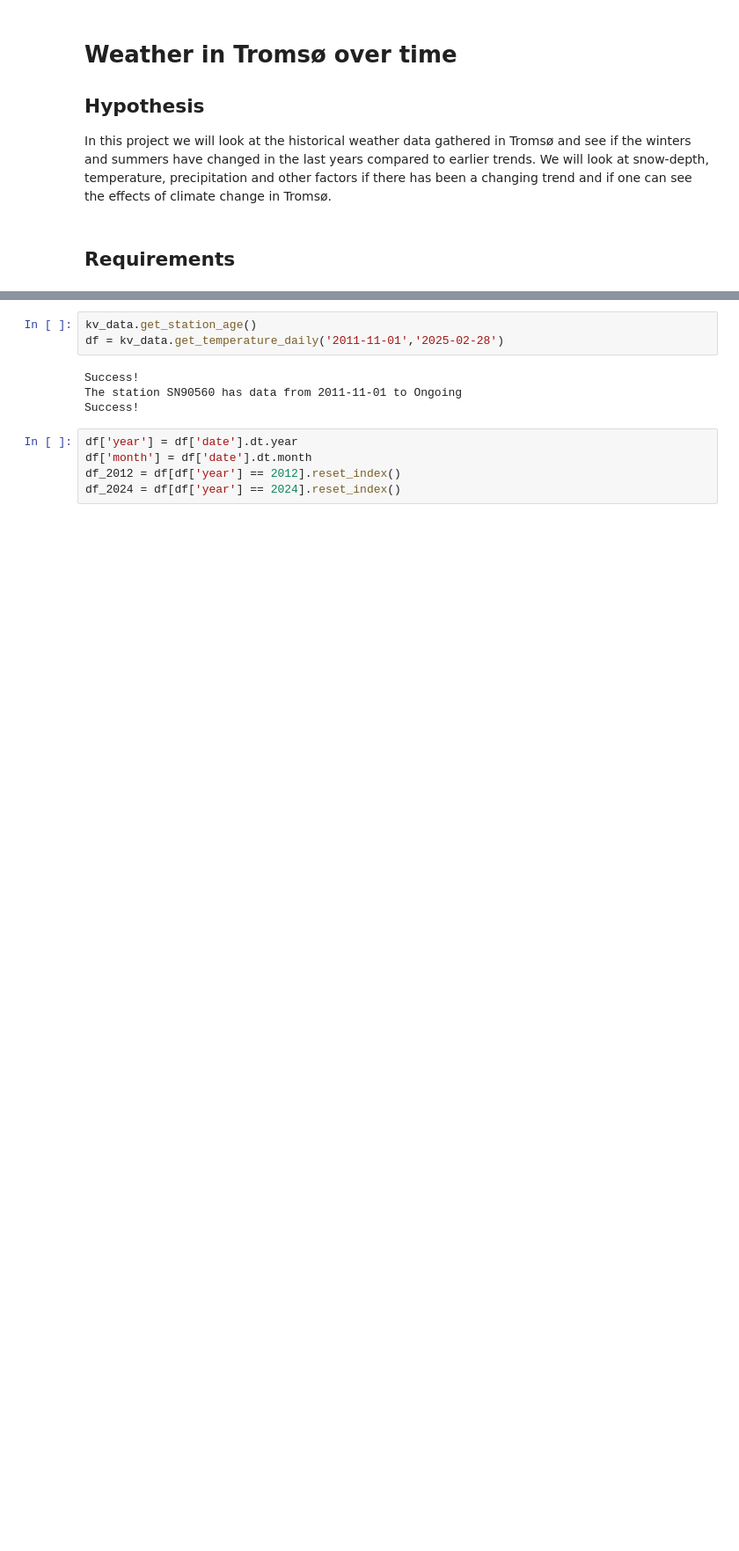
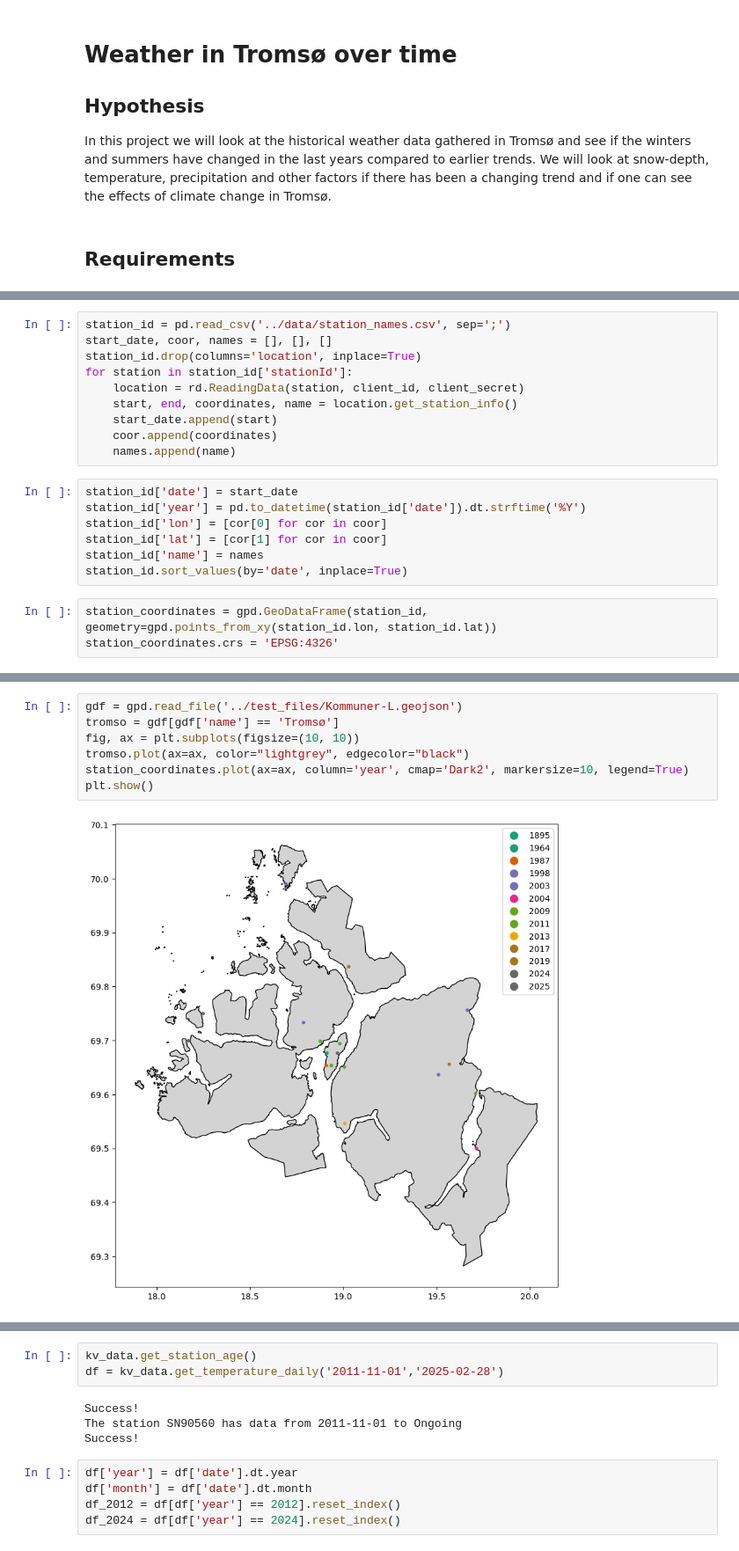
Before and after one commit to trhaugen/troms_weather, a Jupyter notebook: scripts/main_project.ipynb, the cells around one changed output, grey strips where cells are left out. Shown at 88% size. Cells and saved outputs as stored; diff of their text form; blank space fills up the shorter version.

Commit message:
Added functionality to API reading and map over stations

```diff
--- a/scripts/main_project.ipynb
+++ b/scripts/main_project.ipynb
@@ -15,0 +30,20 @@ import reading_data as rd
+# %%
+station_id = pd.read_csv('../data/station_names.csv', sep=';')
+start_date, coor, names = [], [], []
+station_id.drop(columns='location', inplace=True)
+for station in station_id['stationId']:
+    location = rd.ReadingData(station, client_id, client_secret)
+    start, end, coordinates, name = location.get_station_info()
+    start_date.append(start)
+    coor.append(coordinates)
+    names.append(name)
+# %%
+station_id['date'] = start_date
+station_id['year'] = pd.to_datetime(station_id['date']).dt.strftime('%Y')
+station_id['lon'] = [cor[0] for cor in coor]
+station_id['lat'] = [cor[1] for cor in coor]
+station_id['name'] = names
+station_id.sort_values(by='date', inplace=True)
+# %%
+station_coordinates = gpd.GeoDataFrame(station_id, geometry=gpd.points_from_xy(station_id.lon, station_id.lat))
+station_coordinates.crs = 'EPSG:4326'
@@ -15,0 +70,9 @@ import reading_data as rd
+# %%
+gdf = gpd.read_file('../test_files/Kommuner-L.geojson')
+tromso = gdf[gdf['name'] == 'Tromsø']
+fig, ax = plt.subplots(figsize=(10, 10))
+tromso.plot(ax=ax, color="lightgrey", edgecolor="black")
+station_coordinates.plot(ax=ax, column='year', cmap='Dark2', markersize=10, legend=True)
+plt.show()
+# %% [output]
+[figure, added]
```
Also changed, not shown: parts of 8 cells of this notebook, 5 other files.
